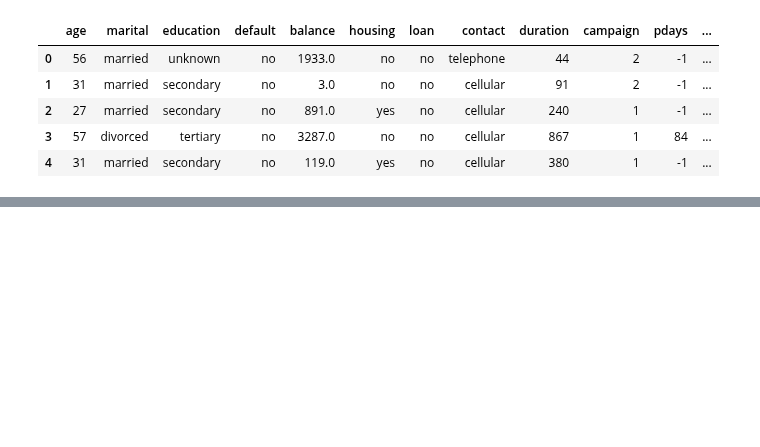
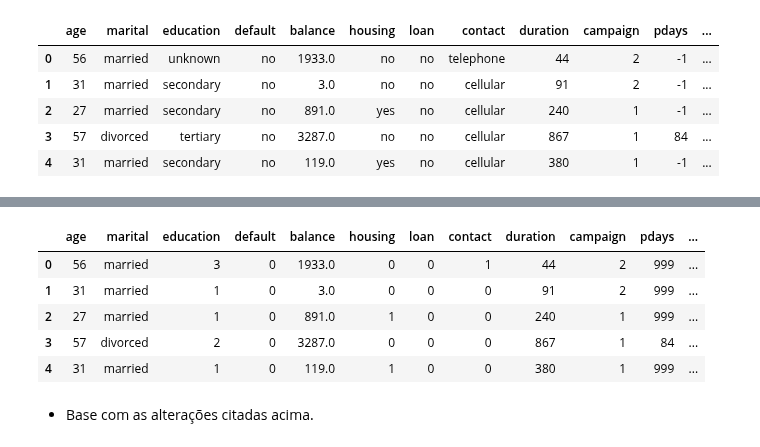
Before and after one commit to AyrtonCossuol/boston-test-dataset-analysis, a Jupyter notebook: mentoria_laborem/Modulo_2/Modulo_2.ipynb, the cells around one changed output, grey strips where cells are left out. Saved outputs shown, nothing was run; the diff lists cells and outputs as text; code cells hidden in the pictures; blank space fills up the shorter version.

```diff
--- a/mentoria_laborem/Modulo_2/Modulo_2.ipynb
+++ b/mentoria_laborem/Modulo_2/Modulo_2.ipynb
@@ -440,0 +478,22 @@ data_treino.head()
+# %%
+data_treino.loc[(data_treino.housing == 'yes'), 'housing'] = 1
+data_treino.loc[(data_treino.housing == 'no'), 'housing'] = 0
+
+data_treino.loc[(data_treino.loan == 'yes'), 'loan'] = 1
+data_treino.loc[(data_treino.loan == 'no'), 'loan'] = 0
+
+data_treino.loc[(data_treino.contact == 'telephone'), 'contact'] = 1
+data_treino.loc[(data_treino.contact == 'cellular'), 'contact'] = 0
+
+data_treino.loc[(data_treino.pdays == -1), 'pdays'] = 999
+# %%
+data_treino.head()
+# %% [output]
+|  | age | marital | education | default | balance | housing | loan | contact | duration | campaign | pdays | ... |
+| 0 | 56 | married | 3 | 0 | 1933.0 | 0 | 0 | 1 | 44 | 2 | 999 | ... |
+| 1 | 31 | married | 1 | 0 | 3.0 | 0 | 0 | 0 | 91 | 2 | 999 | ... |
+| 2 | 27 | married | 1 | 0 | 891.0 | 1 | 0 | 0 | 240 | 1 | 999 | ... |
+| 3 | 57 | divorced | 2 | 0 | 3287.0 | 0 | 0 | 0 | 867 | 1 | 84 | ... |
+| 4 | 31 | married | 1 | 0 | 119.0 | 1 | 0 | 0 | 380 | 1 | 999 | ... |
+# %% [markdown]
+- Base com as alterações citadas acima.
```
Also changed, not shown: parts of 37 cells of this notebook.
